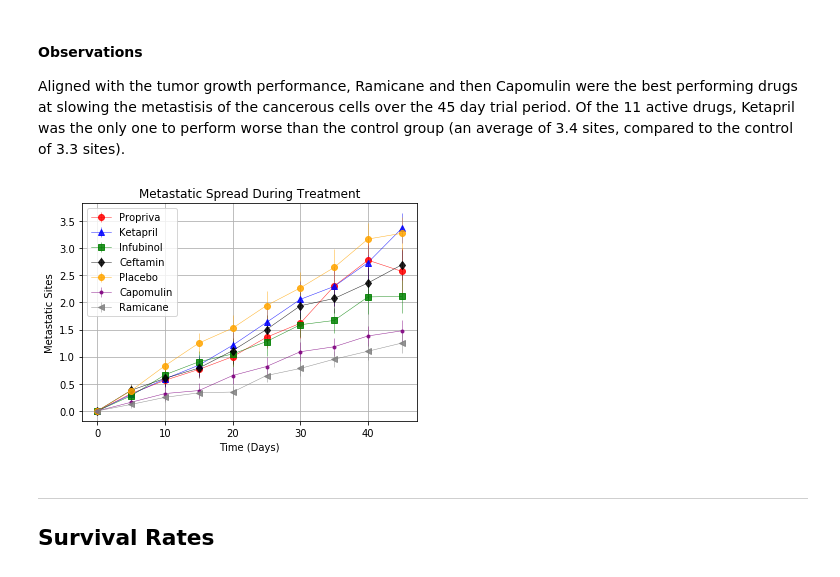
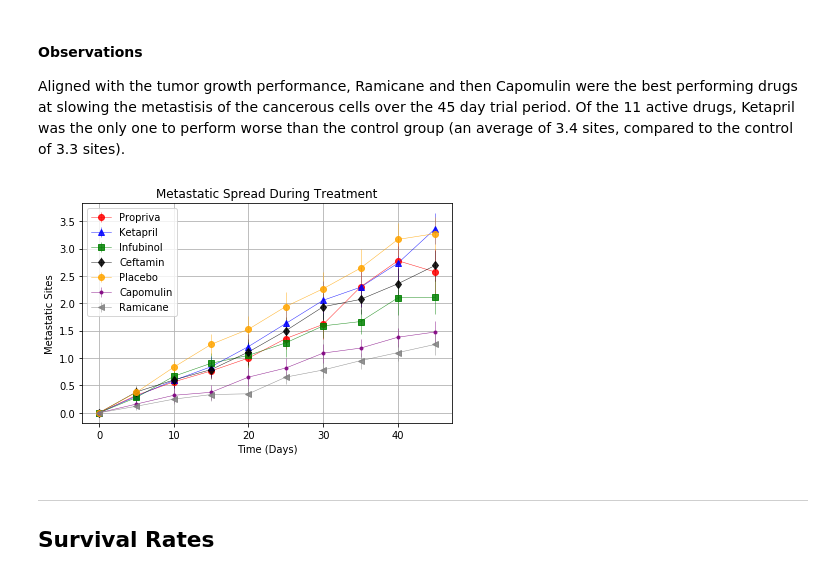
Before and after one commit to kimberlyjharrison/UCI-DA, a Jupyter notebook: Homework-5/Pymaceuticals/pymaceuticals_Harrison.ipynb, the cells around one changed output. Drawn from its saved outputs; the diff is of its cells as text; code cells hidden in the pictures.

```diff
--- a/Homework-5/Pymaceuticals/pymaceuticals_Harrison.ipynb
+++ b/Homework-5/Pymaceuticals/pymaceuticals_Harrison.ipynb
@@ -99,34 +101,36 @@ meta_df_mean = meta_df_mean.reset_index()
 
 #Caluclate the standard error of the mean for the metastatic response
 meta_df_sem = df.groupby(["Drug", 'Timepoint']).sem()
 meta_df_sem = meta_df_sem.drop(columns=["Tumor Volume (mm3)", "Mouse ID"])
 meta_df_sem = meta_df_sem.reset_index()
 
 #Create pivot chart for mean, standard error for metastatic response
 meta_sem_pivot = meta_df_sem.pivot(index='Timepoint', columns='Drug', values='Metastatic Sites')
 meta_mean_pivot = meta_df_mean.pivot(index='Timepoint', columns='Drug', values='Metastatic Sites')
 
 #graph data using formatting assigned in the control panel
 counter = 0
 for drug in drug_list:
     if drug in drug_list:
         plt.errorbar(x_axis, meta_mean_pivot[drug], yerr=meta_sem_pivot[drug], color=colors[counter],
                      marker=markers[counter], alpha=.85, linewidth=.5)
         plt.legend(loc='best')
         counter += 1
 
 #Plot formatting
 plt.xticks(ticks)
 plt.legend(loc='best')
 plt.grid()
 plt.title('Metastatic Spread During Treatment')
 plt.xlabel('Time (Days)')
 plt.ylabel('Metastatic Sites')
 
 #show plot
+plt.tight_layout()
+plt.savefig("figures/MetastaticResponse.png")
 plt.show()
 # %% [output]
-[figure, old version]
+[figure, new version]
 # %% [markdown]
 ___
 ## Survival Rates
```
Also changed, not shown: parts of 3 cells of this notebook, 4 other files.
